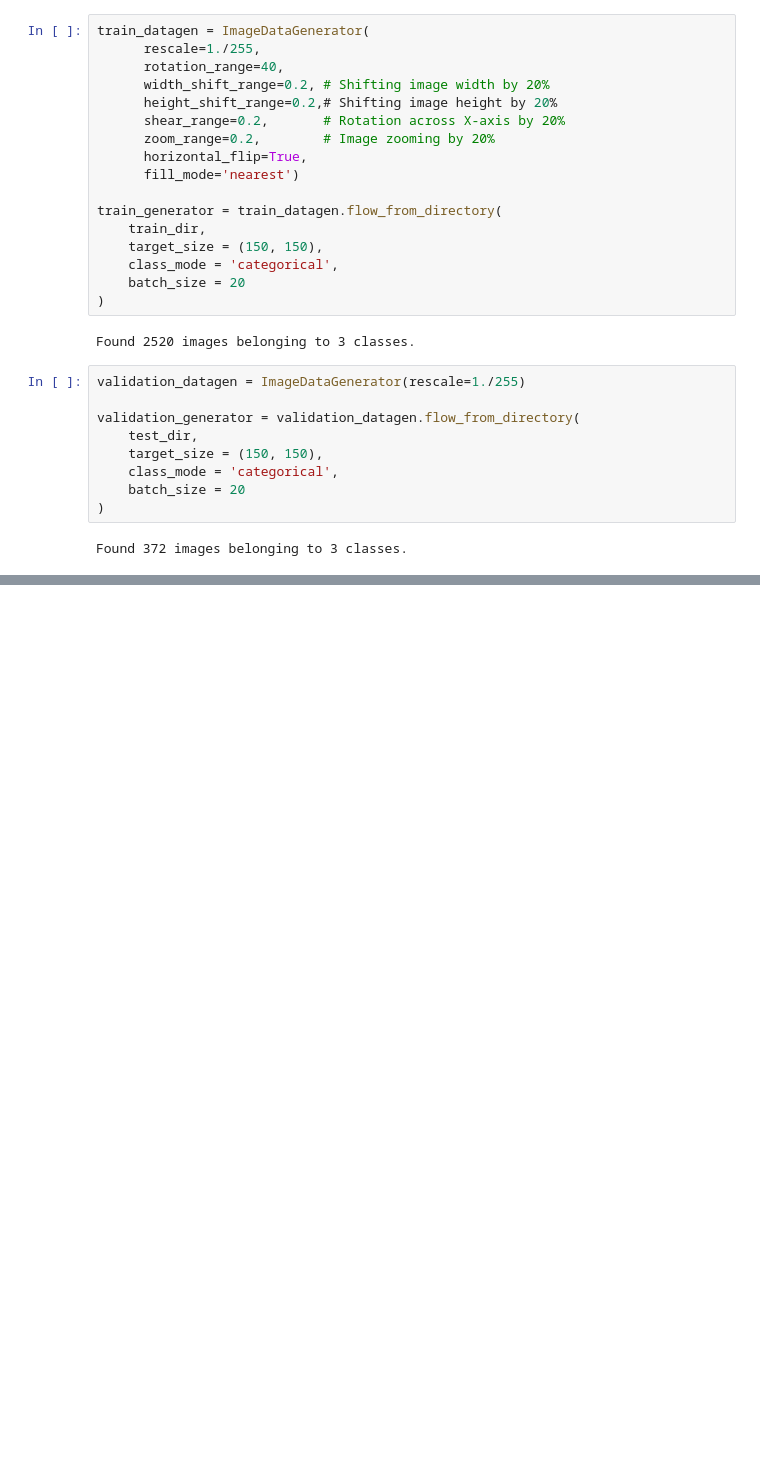
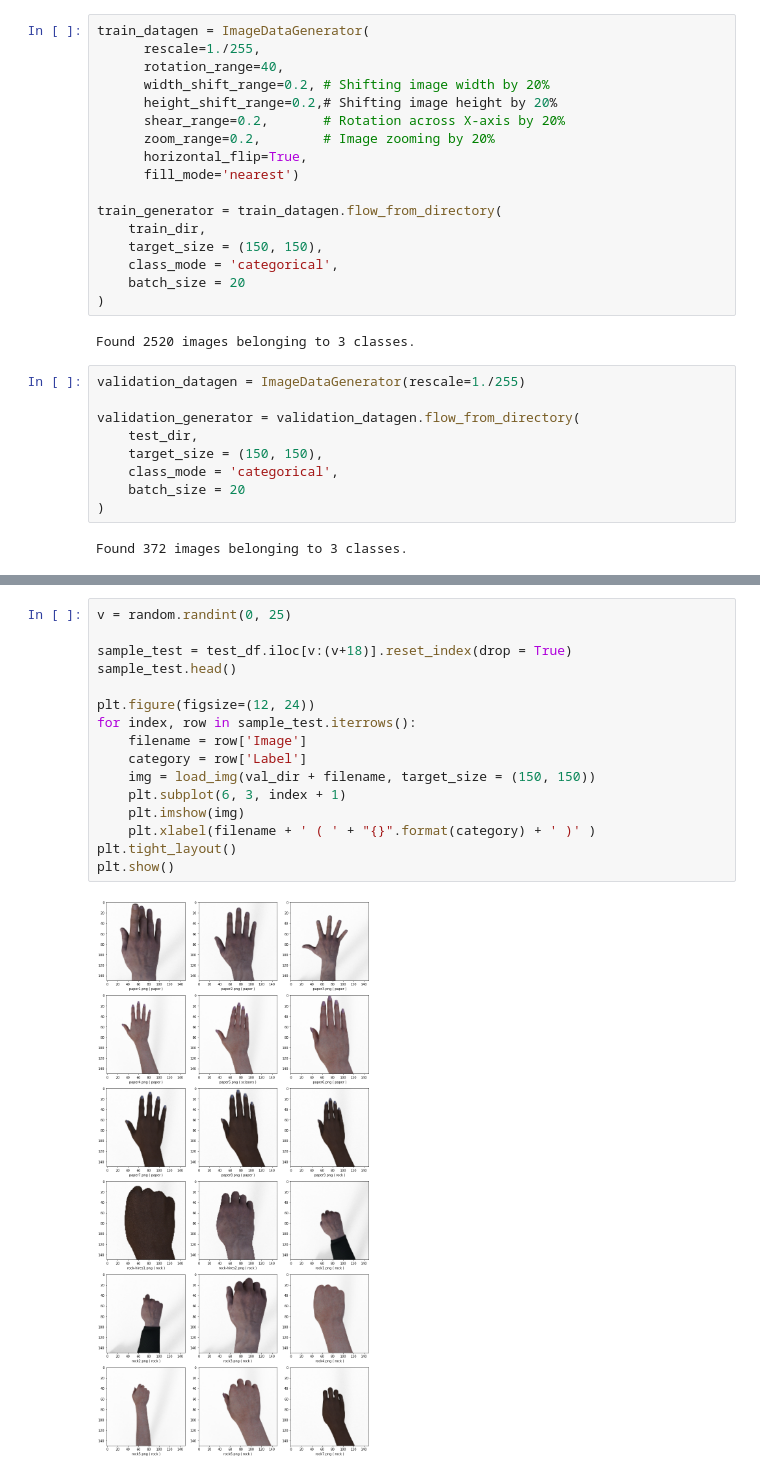
Before and after one commit to jcal0/EE258_Project, a Jupyter notebook: main.ipynb, the cells around one changed output, grey strips where cells are left out. Saved outputs shown, nothing was run; the diff lists cells and outputs as text; blank space fills up the shorter version.

```diff
--- a/main.ipynb
+++ b/main.ipynb
@@ -171,0 +268,18 @@ Reached >95% accuracy so cancelling training!
+# %%
+v = random.randint(0, 25)
+
+sample_test = test_df.iloc[v:(v+18)].reset_index(drop = True)
+sample_test.head()
+
+plt.figure(figsize=(12, 24))
+for index, row in sample_test.iterrows():
+    filename = row['Image']
+    category = row['Label']
+    img = load_img(val_dir + filename, target_size = (150, 150))
+    plt.subplot(6, 3, index + 1)
+    plt.imshow(img)
+    plt.xlabel(filename + ' ( ' + "{}".format(category) + ' )' )
+plt.tight_layout()
+plt.show()
+# %% [output]
+[figure, added]
```
Also changed, not shown: parts of 13 cells of this notebook.
